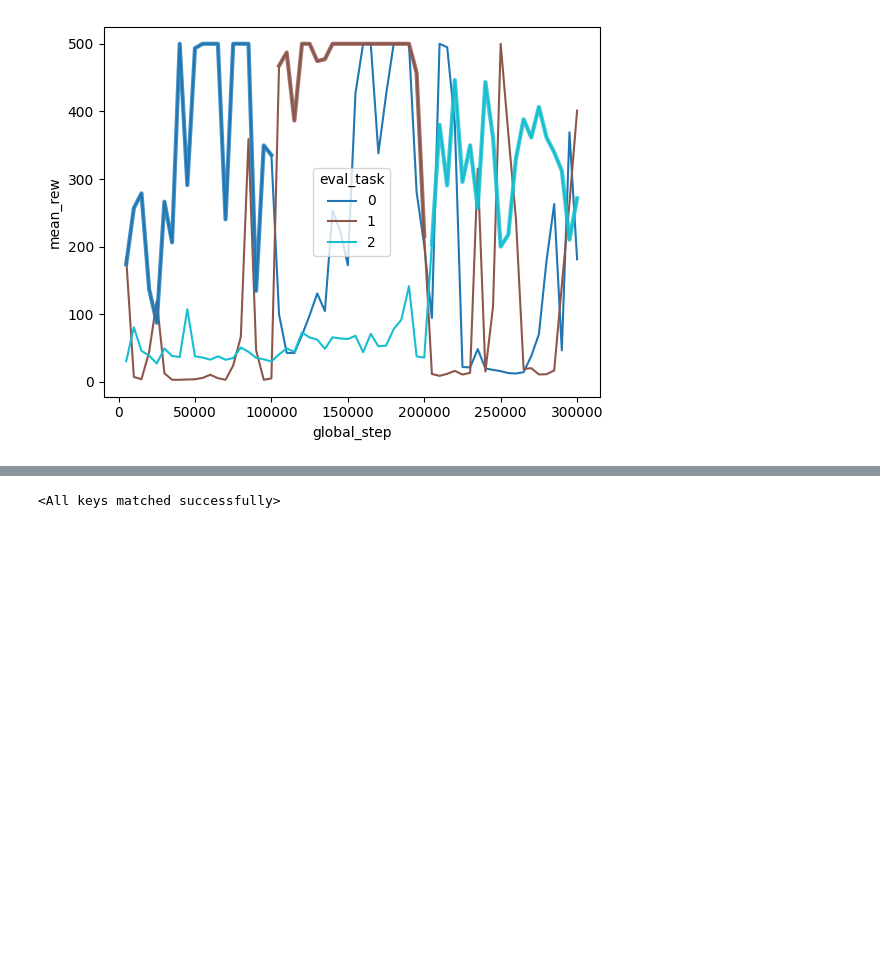
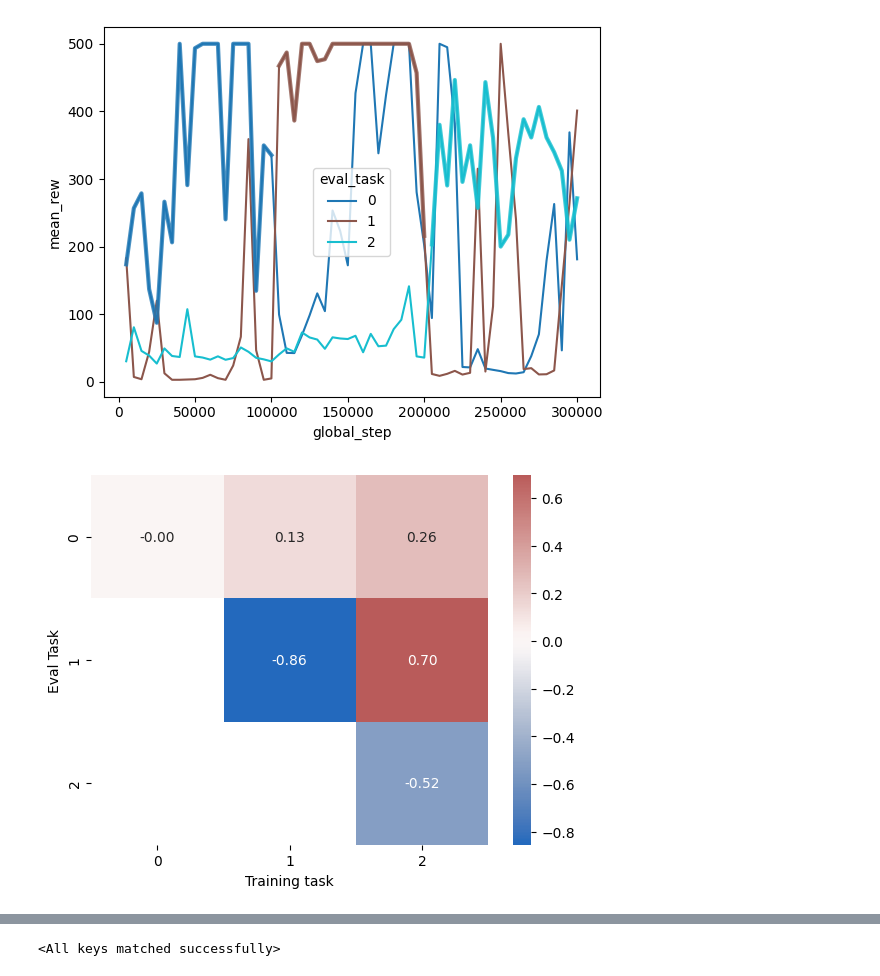
Before and after one commit to gdubbs100/tianshou_ewc, a Jupyter notebook: scratch.ipynb, the cells around one changed output, grey strips where cells are left out. Cells and saved outputs as stored; diff of their text form; code cells hidden in the pictures; blank space fills up the shorter version.

Commit message:
added forgetting metric

```diff
--- a/scratch.ipynb
+++ b/scratch.ipynb
@@ -73,3 +74,34 @@ sns.lineplot(
 plt.show();
 # %% [output]
 [figure]
+# %%
+df=(
+    results
+    .groupby(['training_task', 'eval_task'])
+    .agg({'global_step':'max', 'mean_rew':'mean'})
+    .rename(columns={'mean_rew':'overall_mean_rew'})
+    .reset_index()
+)
+
+df=df.sort_values(by=['eval_task', 'training_task'])
+df['diffs']=-1/500*np.where(
+    (df.eval_task==df.eval_task.shift(1)) & (df.eval_task<=df.training_task),
+    df.overall_mean_rew.diff(),
+    0
+)
+forgetting = (
+    df
+    .query('training_task>=eval_task')
+    .pivot(index='training_task', columns='eval_task', values='diffs')
+)
+
+hm = sns.heatmap(
+    data=forgetting.values.T,
+    cmap='vlag',
+    annot=True,
+    center=0,
+    fmt='.2f'
+)
+hm.set(xlabel='Training task', ylabel='Eval Task');
+# %% [output]
+[figure, added]
```
Also changed, not shown: parts of 9 cells of this notebook.
